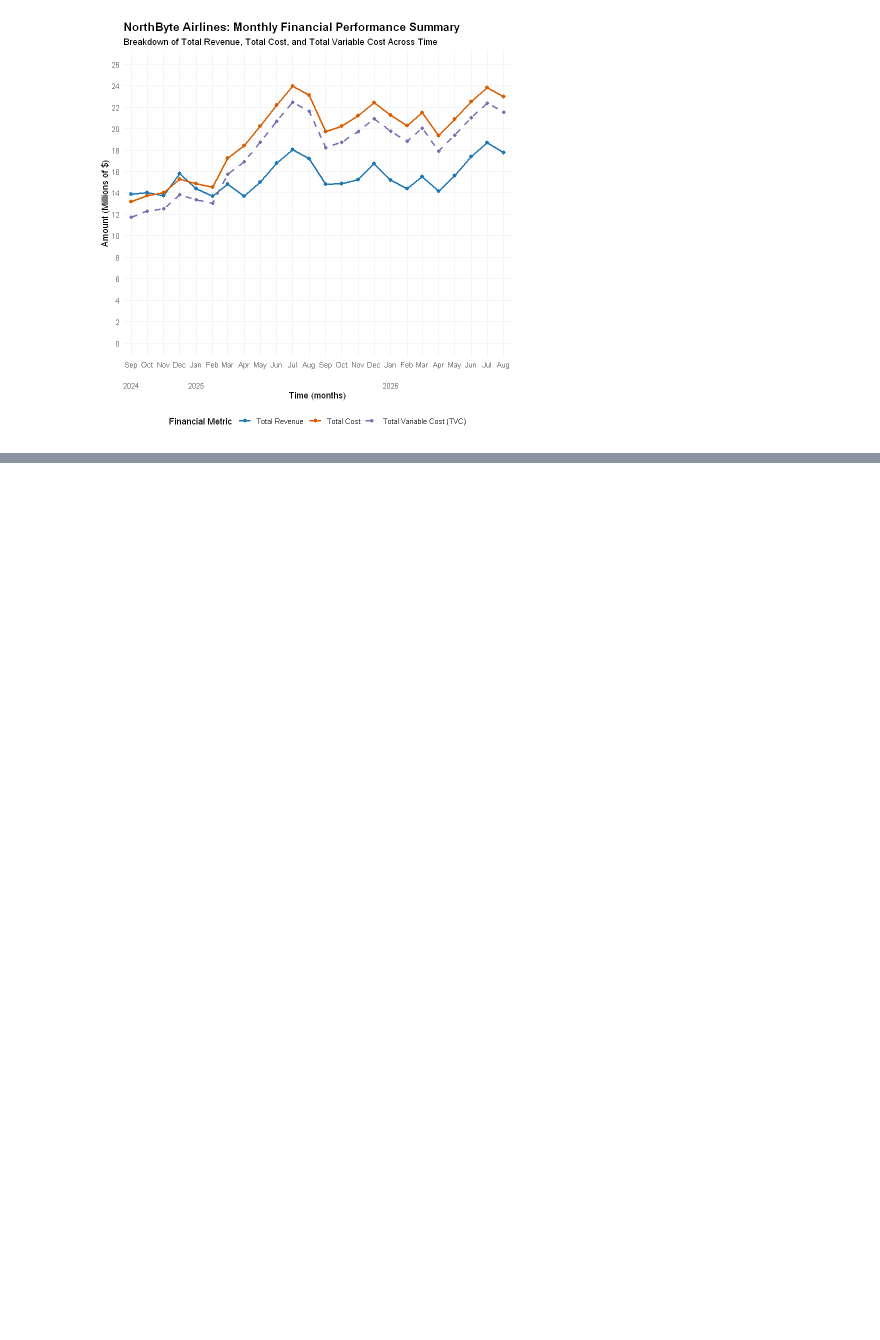
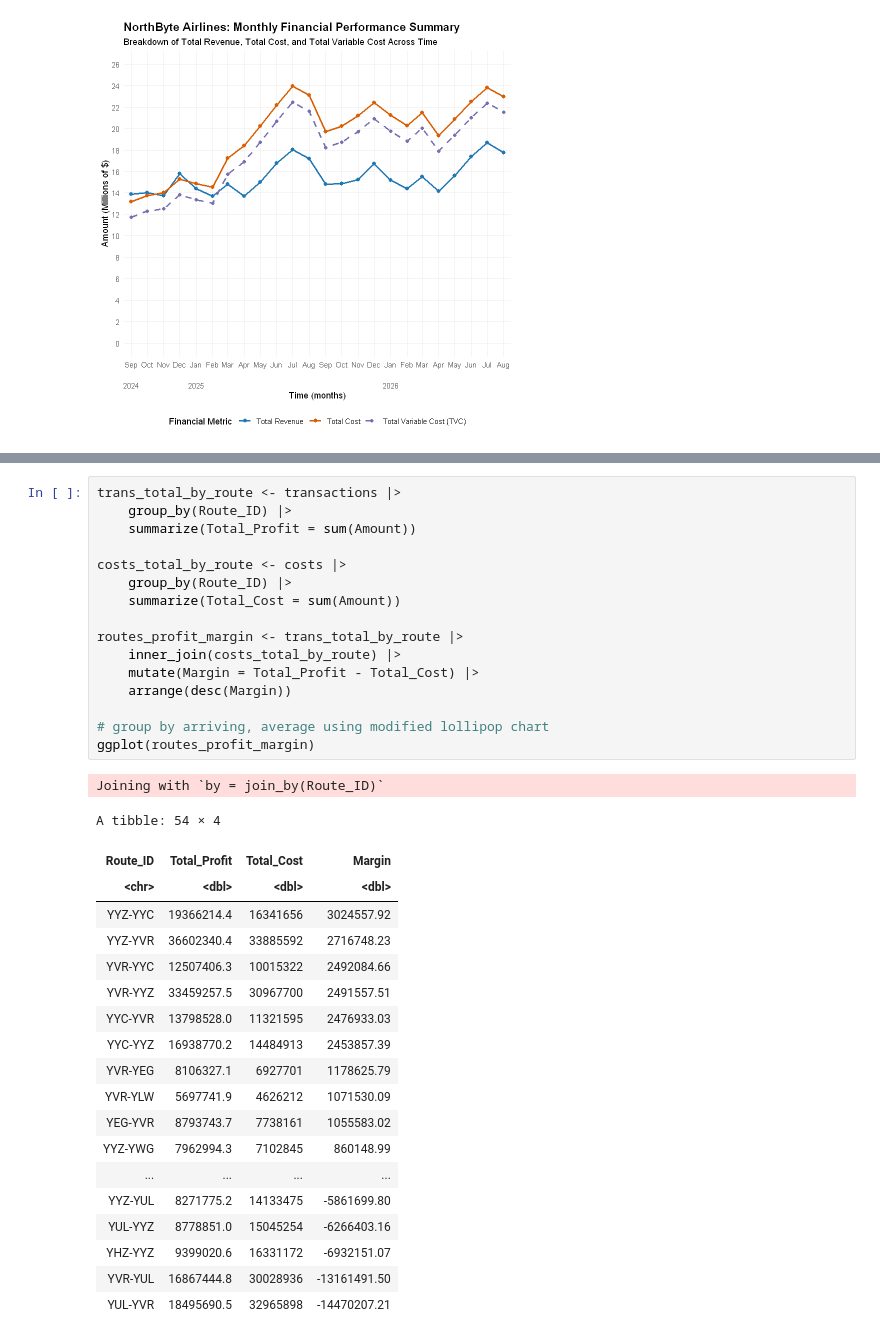
Before and after one commit to annhuynhh/thecontrolgroup_firstbyte, a Jupyter notebook: Project.ipynb, the cells around one changed output, grey strips where cells are left out. Drawn from its saved outputs; the diff is of its cells as text; blank space fills up the shorter version.

```diff
--- a/Project.ipynb
+++ b/Project.ipynb
@@ -359,2 +360,39 @@ How does financial performance differ across NorthByte's network? Are some parts
 #### Conclusion
+# %%
+trans_total_by_route <- transactions |>
+    group_by(Route_ID) |>
+    summarize(Total_Profit = sum(Amount))
+
+costs_total_by_route <- costs |>
+    group_by(Route_ID) |>
+    summarize(Total_Cost = sum(Amount))
+
+routes_profit_margin <- trans_total_by_route |>
+    inner_join(costs_total_by_route) |>
+    mutate(Margin = Total_Profit - Total_Cost) |>
+    arrange(desc(Margin))
+
+# group by arriving, average using modified lollipop chart
+ggplot(routes_profit_margin)
+# %% [output]
+Joining with `by = join_by(Route_ID)`
+A tibble: 54 × 4
+| Route_ID | Total_Profit | Total_Cost | Margin |
+| <chr> | <dbl> | <dbl> | <dbl> |
+| YYZ-YYC | 19366214.4 | 16341656 | 3024557.92 |
+| YYZ-YVR | 36602340.4 | 33885592 | 2716748.23 |
+| YVR-YYC | 12507406.3 | 10015322 | 2492084.66 |
+| YVR-YYZ | 33459257.5 | 30967700 | 2491557.51 |
+| YYC-YVR | 13798528.0 | 11321595 | 2476933.03 |
+| YYC-YYZ | 16938770.2 | 14484913 | 2453857.39 |
+| YVR-YEG | 8106327.1 | 6927701 | 1178625.79 |
+| YVR-YLW | 5697741.9 | 4626212 | 1071530.09 |
+| YEG-YVR | 8793743.7 | 7738161 | 1055583.02 |
+| YYZ-YWG | 7962994.3 | 7102845 | 860148.99 |
+| ... | ... | ... | ... |
+| YYZ-YUL | 8271775.2 | 14133475 | -5861699.80 |
+| YUL-YYZ | 8778851.0 | 15045254 | -6266403.16 |
+| YHZ-YYZ | 9399020.6 | 16331172 | -6932151.07 |
+| YVR-YUL | 16867444.8 | 30028936 | -13161491.50 |
+| YUL-YVR | 18495690.5 | 32965898 | -14470207.21 |
 # %% [markdown]
```
Also changed, not shown: parts of 5 cells of this notebook.
